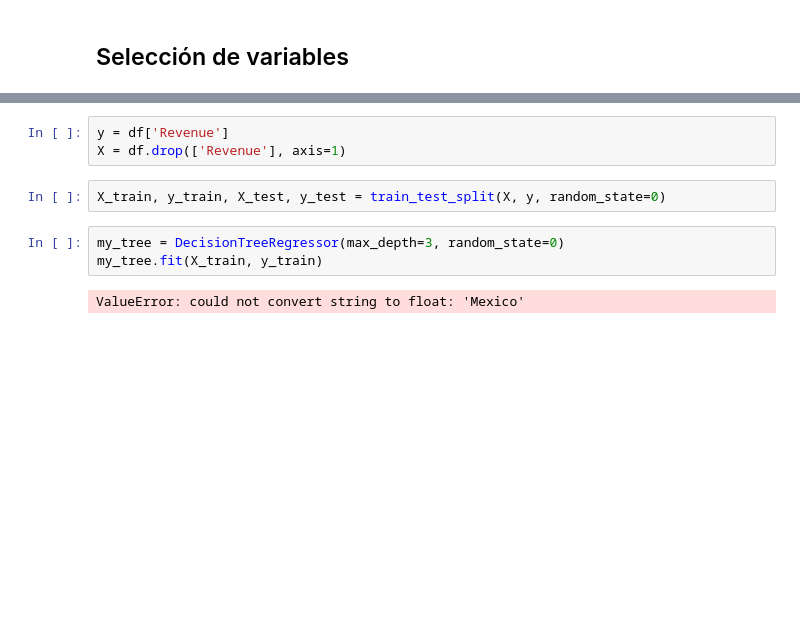
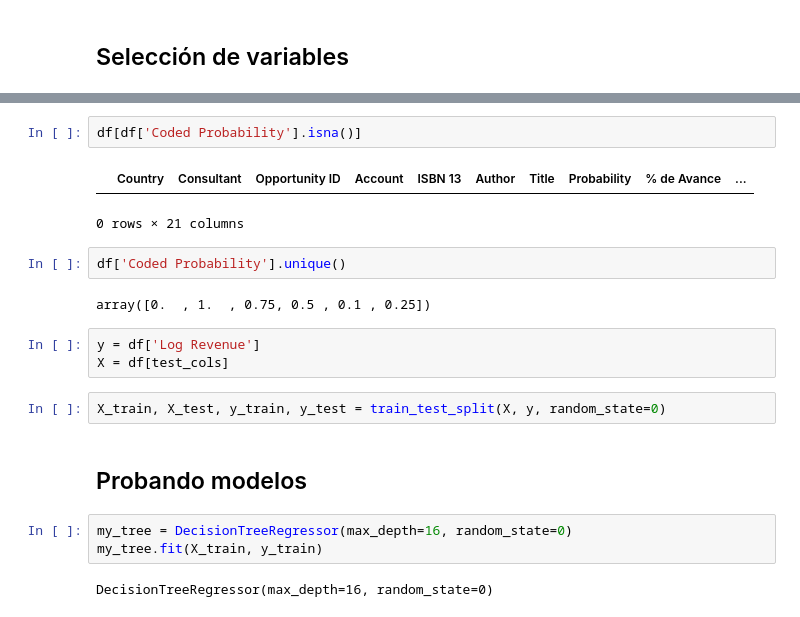
Before and after one commit to JuanEcheagaray75/CENGAGE-Sales-Analysis, a Jupyter notebook: project/modeling.ipynb, the cells around one changed output, grey strips where cells are left out. Drawn from its saved outputs; the diff is of its cells as text; blank space fills up the shorter version.

```diff
--- a/project/modeling.ipynb
+++ b/project/modeling.ipynb
@@ -23,10 +62,21 @@ df.head()
+# %%
+df[df['Coded Probability'].isna()]
+# %% [output]
+|  | Country | Consultant | Opportunity ID | Account | ISBN 13 | Author | Title | Probability | % de Avance | ... |
+0 rows × 21 columns
+# %%
+df['Coded Probability'].unique()
+# %% [output]
+array([0.  , 1.  , 0.75, 0.5 , 0.1 , 0.25])
 # %%
-y = df['Revenue']
-X = df.drop(['Revenue'], axis=1)
+y = df['Log Revenue']
+X = df[test_cols]
 # %%
-X_train, y_train, X_test, y_test = train_test_split(X, y, random_state=0)
+X_train, X_test, y_train, y_test = train_test_split(X, y, random_state=0)
+# %% [markdown]
+## Probando modelos
 # %%
-my_tree = DecisionTreeRegressor(max_depth=3, random_state=0)
+my_tree = DecisionTreeRegressor(max_depth=16, random_state=0)
 my_tree.fit(X_train, y_train)
 # %% [output]
-ValueError: could not convert string to float: 'Mexico'
+DecisionTreeRegressor(max_depth=16, random_state=0)
```
Also changed, not shown: parts of 6 cells of this notebook, 1 other file.
